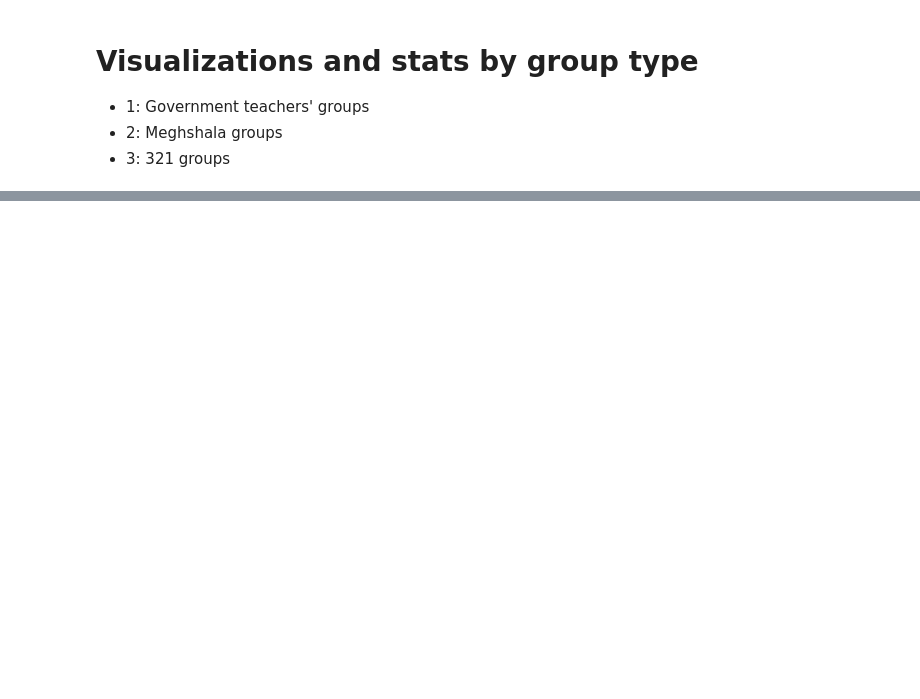
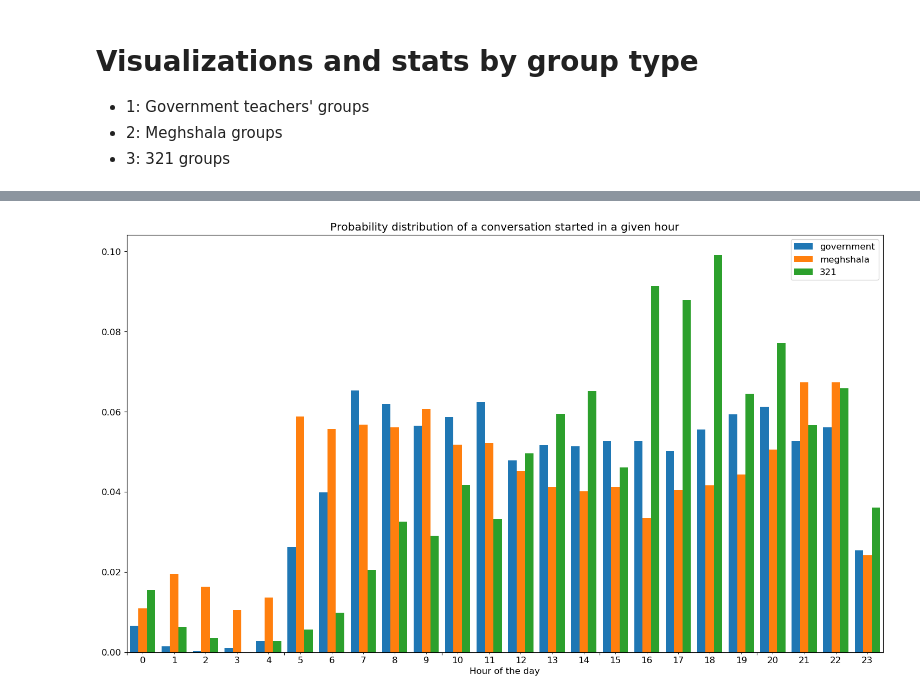
Before and after one commit to noelkonagai/specialization_project, a Jupyter notebook: code/chkpt3_visualization.ipynb, the cells around one changed output, grey strips where cells are left out. Saved outputs shown, nothing was run; the diff lists cells and outputs as text; code cells hidden in the pictures; blank space fills up the shorter version.

```diff
--- a/code/chkpt3_visualization.ipynb
+++ b/code/chkpt3_visualization.ipynb
@@ -206,0 +242,4 @@ plot_normalized_message_count_distribution(80, 50)
+# %%
+plot_hour_distribution(parameter, value)
+# %% [output]
+[figure, added]
```
Also changed, not shown: parts of 40 cells of this notebook, 55 other files.
